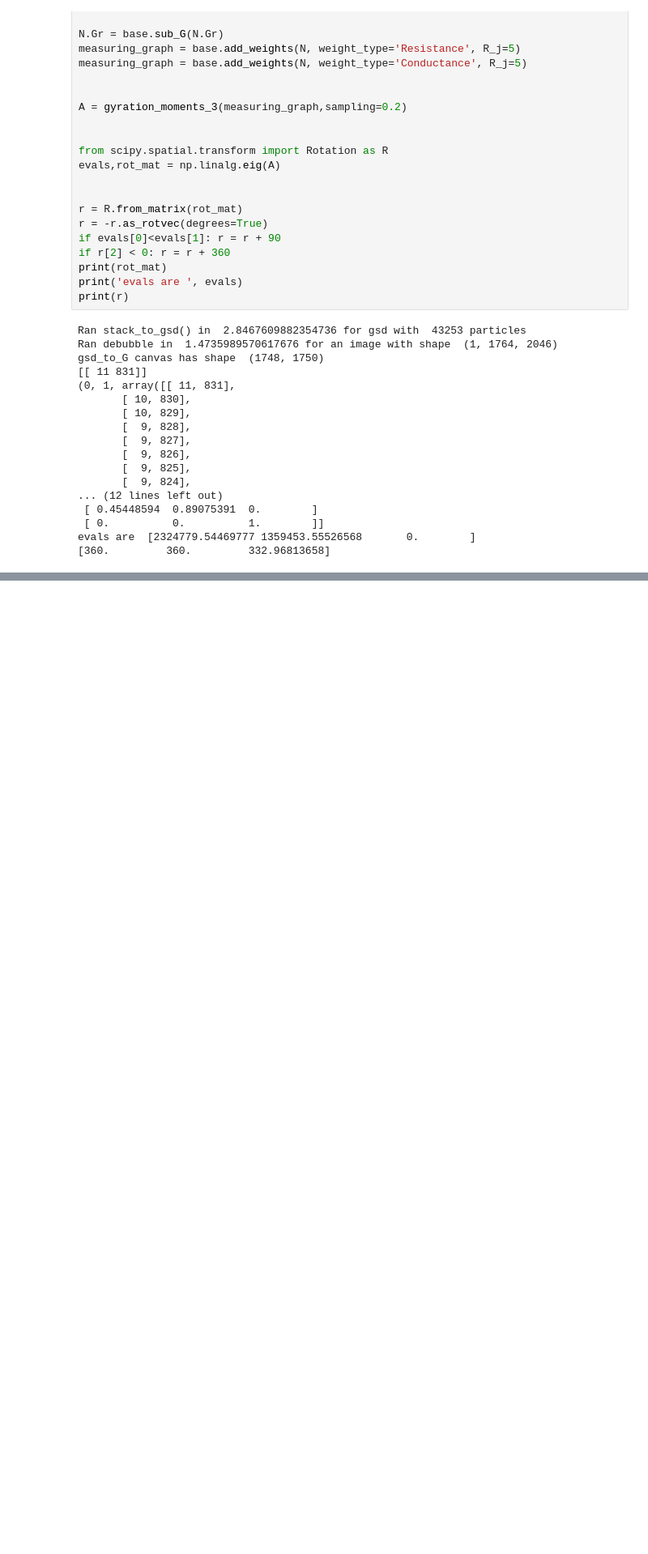
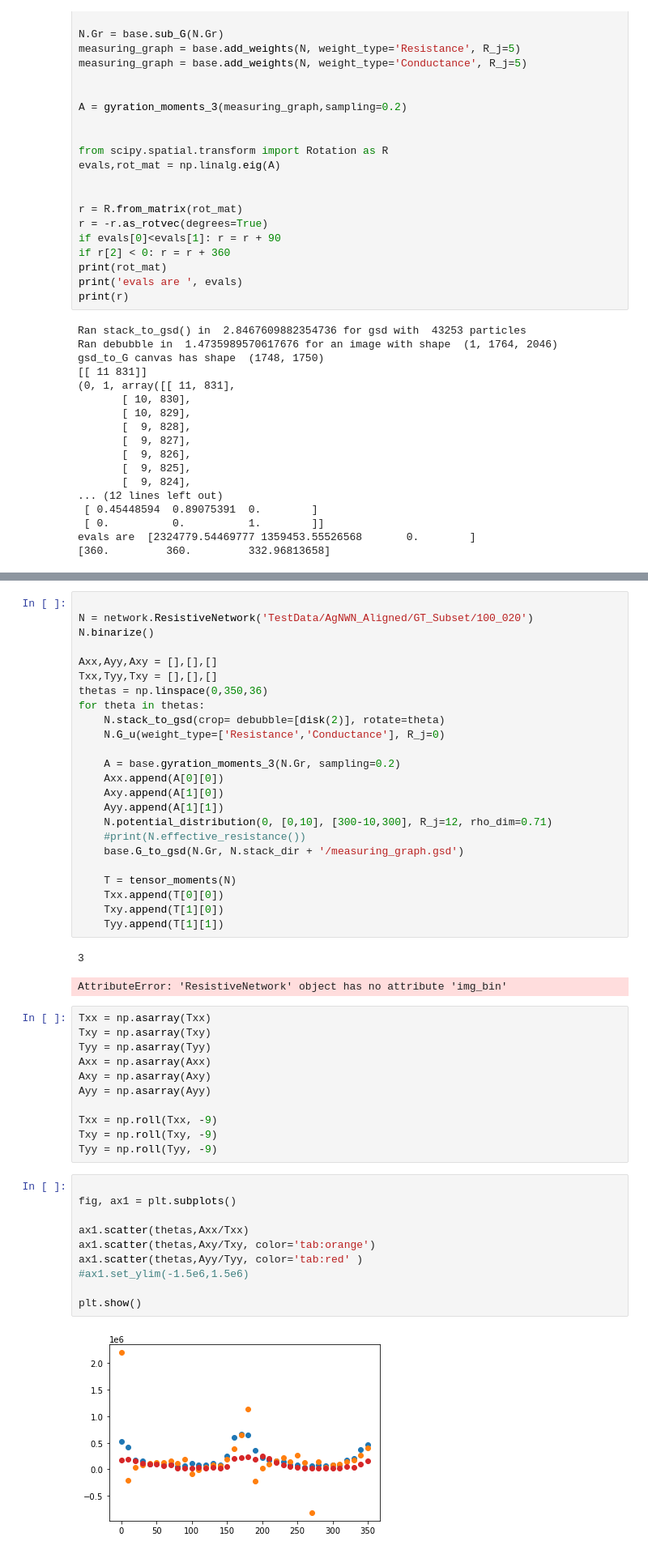
Before and after one commit to compass-stc/StructuralGT, a Jupyter notebook: StructuralGT/AnisotropyDetection.ipynb, the cells around one changed output, grey strips where cells are left out. Shown at 81% size. Cells and saved outputs as stored; diff of their text form; blank space fills up the shorter version.

```diff
--- a/StructuralGT/AnisotropyDetection.ipynb
+++ b/StructuralGT/AnisotropyDetection.ipynb
@@ -556,0 +787,50 @@ implicit data copy when writing chunk: log/particles/P
+# %%
+
+N = network.ResistiveNetwork('TestData/AgNWN_Aligned/GT_Subset/100_020')
+N.binarize()
+
+Axx,Ayy,Axy = [],[],[]
+Txx,Tyy,Txy = [],[],[]
+thetas = np.linspace(0,350,36)
+for theta in thetas:
+    N.stack_to_gsd(crop= debubble=[disk(2)], rotate=theta)
+    N.G_u(weight_type=['Resistance','Conductance'], R_j=0)
+
+    A = base.gyration_moments_3(N.Gr, sampling=0.2)
+    Axx.append(A[0][0])
+    Axy.append(A[1][0])
+    Ayy.append(A[1][1])
+    N.potential_distribution(0, [0,10], [300-10,300], R_j=12, rho_dim=0.71)
+    #print(N.effective_resistance())
+    base.G_to_gsd(N.Gr, N.stack_dir + '/measuring_graph.gsd')
+
+    T = tensor_moments(N)
+    Txx.append(T[0][0])
+    Txy.append(T[1][0])
+    Tyy.append(T[1][1])
+# %% [output]
+3
+AttributeError: 'ResistiveNetwork' object has no attribute 'img_bin'
+# %%
+Txx = np.asarray(Txx)
+Txy = np.asarray(Txy)
+Tyy = np.asarray(Tyy)
+Axx = np.asarray(Axx)
+Axy = np.asarray(Axy)
+Ayy = np.asarray(Ayy)
+
+Txx = np.roll(Txx, -9)
+Txy = np.roll(Txy, -9)
+Tyy = np.roll(Tyy, -9)
+# %%
+
+fig, ax1 = plt.subplots()
+
+ax1.scatter(thetas,Axx/Txx)
+ax1.scatter(thetas,Axy/Txy, color='tab:orange')
+ax1.scatter(thetas,Ayy/Tyy, color='tab:red' )
+#ax1.set_ylim(-1.5e6,1.5e6)
+
+plt.show()
+# %% [output]
+[figure, added]
```
Also changed, not shown: parts of 24 cells of this notebook, 1 other file.
